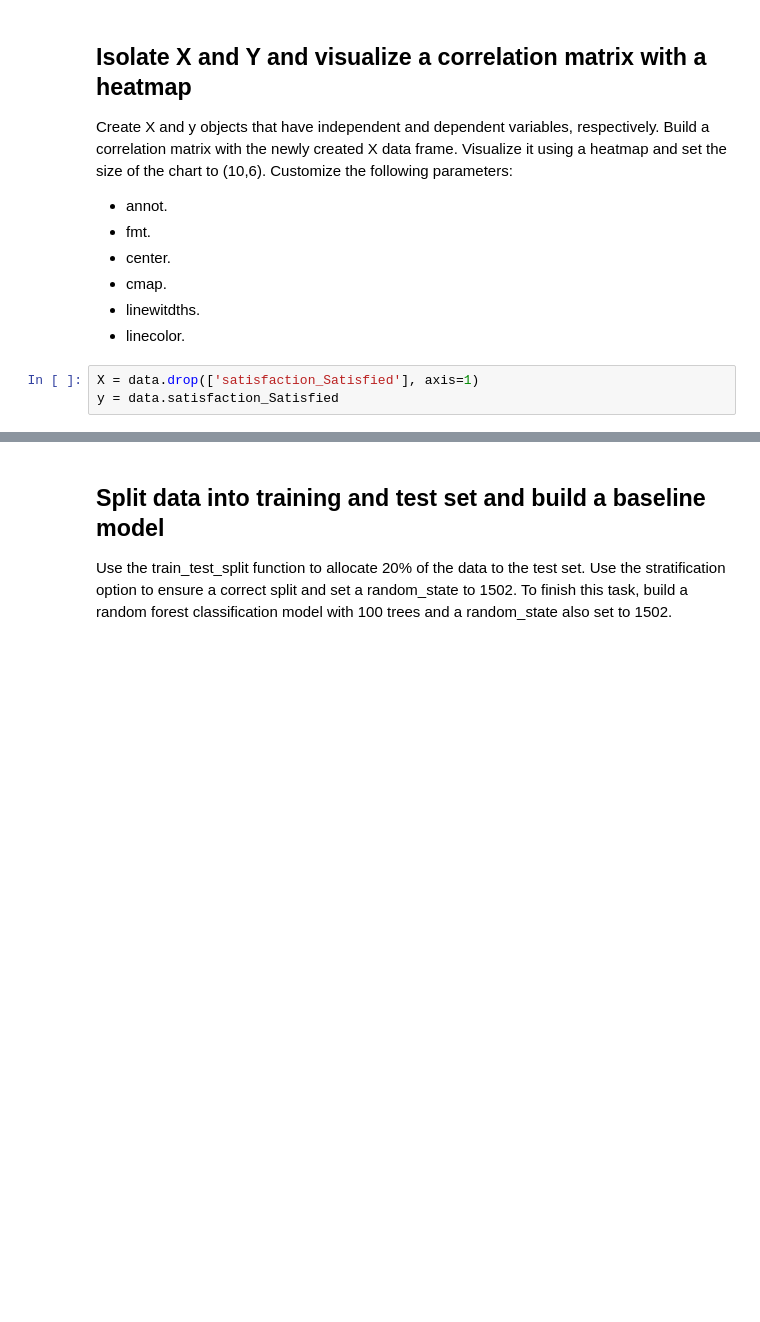
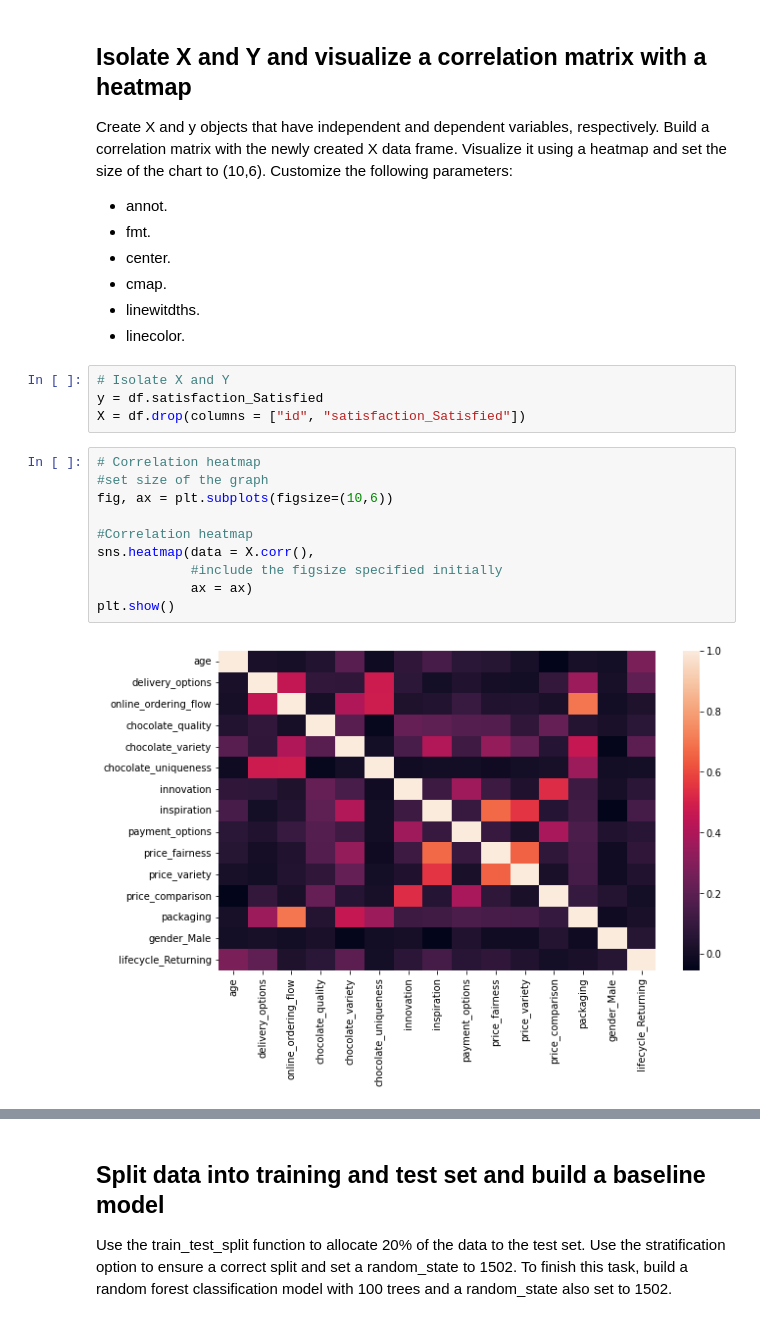
Before and after one commit to TensorTheorist/MachineLearningProjects, a Jupyter notebook: CustomerSatisfactionClassification/Starter.ipynb, the cells around one changed output, grey strips where cells are left out. Drawn from its saved outputs; the diff is of its cells as text; blank space fills up the shorter version.

```diff
--- a/CustomerSatisfactionClassification/Starter.ipynb
+++ b/CustomerSatisfactionClassification/Starter.ipynb
@@ -81,8 +86,21 @@ Create X and y objects that have independent and dependent variables, respective
 * linewitdths.
 * linecolor.
 # %%
-X = data.drop(['satisfaction_Satisfied'], axis=1)
-y = data.satisfaction_Satisfied
+# Isolate X and Y
+y = df.satisfaction_Satisfied
+X = df.drop(columns = ["id", "satisfaction_Satisfied"])
+# %%
+# Correlation heatmap
+#set size of the graph
+fig, ax = plt.subplots(figsize=(10,6))
+
+#Correlation heatmap
+sns.heatmap(data = X.corr(),
+            #include the figsize specified initially
+            ax = ax)
+plt.show()
+# %% [output]
+[figure, added]
 # %%
 # Correlation heatmap
 #set size of the graph
```
Also changed, not shown: parts of 24 cells of this notebook.
